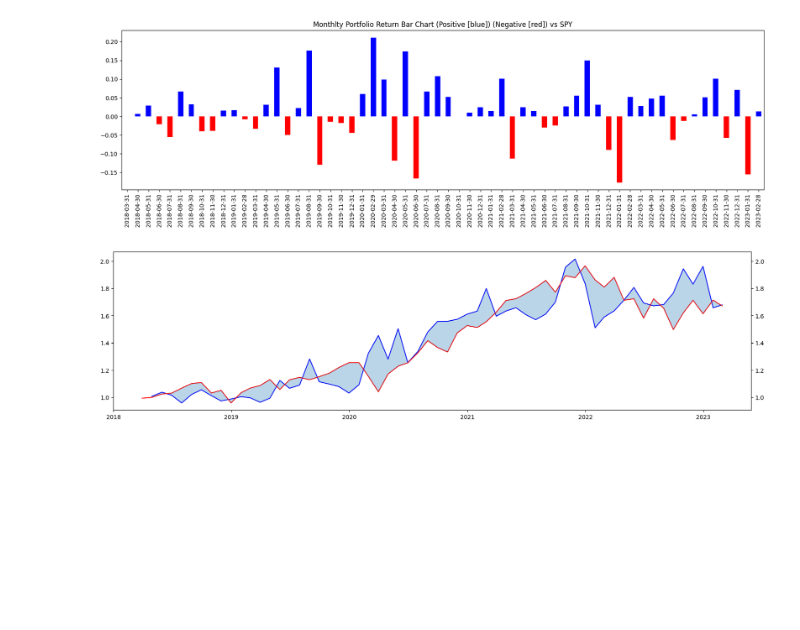
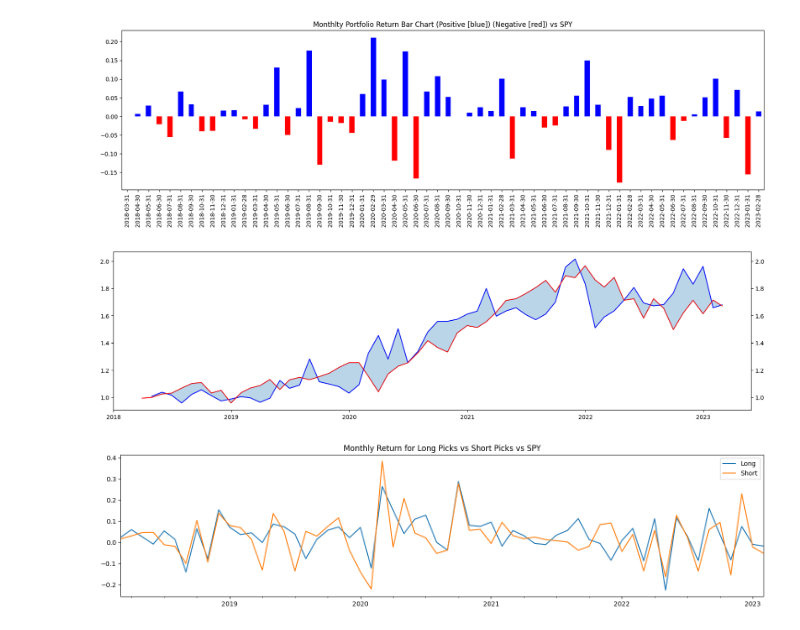
Before and after one commit to CCNY-Analytics-and-Quant/JoseAponte, a Jupyter notebook: FinalProject/FinalProject_JoseAponte.ipynb, the cells around one changed output. Saved outputs shown, nothing was run; the diff lists cells and outputs as text; code cells hidden in the pictures; blank space fills up the shorter version.

Commit message:
Monthly Return for Long Picks vs Short Picks vs SPY

```diff
--- a/FinalProject/FinalProject_JoseAponte.ipynb
+++ b/FinalProject/FinalProject_JoseAponte.ipynb
@@ -143,3 +143,12 @@ allTablePlot2.plot(x, allTable['SPY(Cumulative)'],color = 'red')
 plt.show()
 # %% [output]
 [figure]
+# %%
+plot3 = plt.subplots(figsize=(18,4))
+lR.mean(axis=1).plot(label = 'Long')
+sR.mean(axis=1).plot(label = 'Short')
+plt.legend(['Long','Short'])
+plt.title('Monthly Return for Long Picks vs Short Picks vs SPY')
+plt.show()
+# %% [output]
+[figure, added]
```
